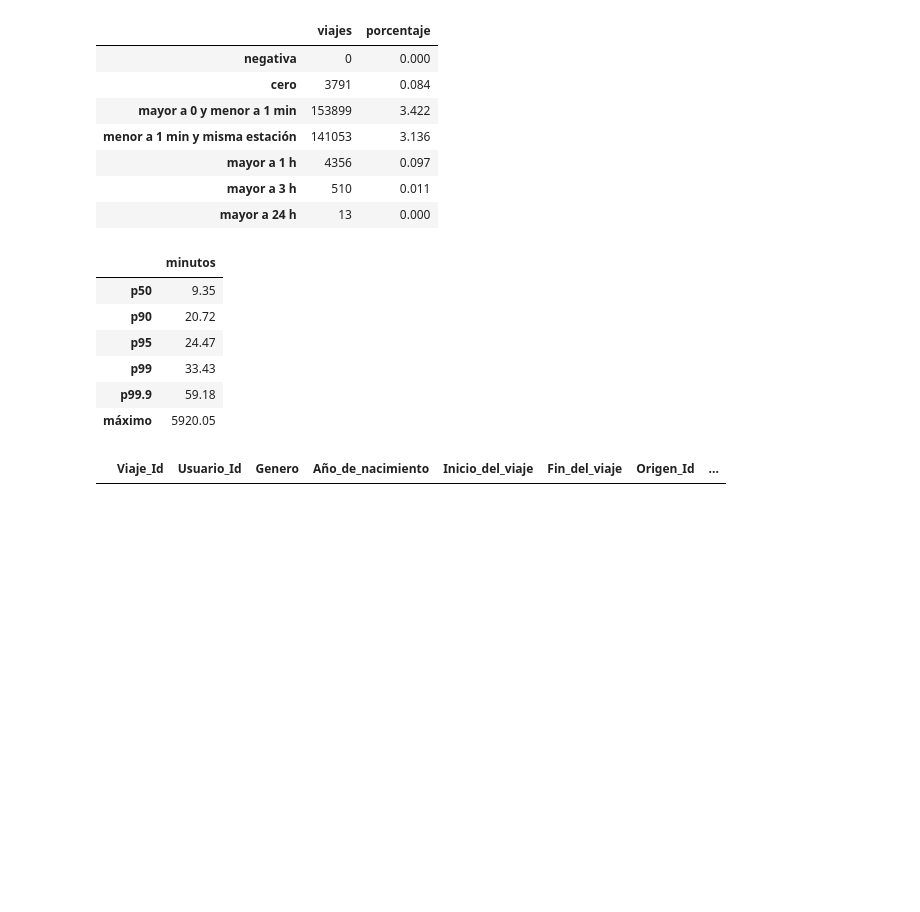
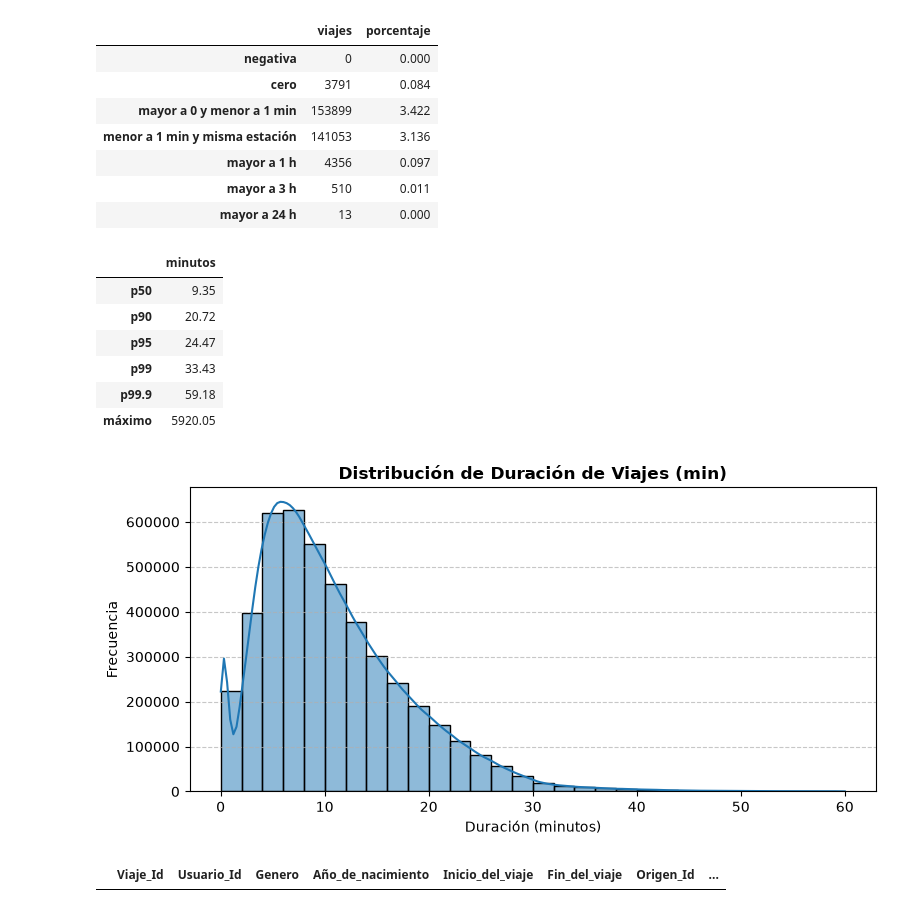
Before and after one commit to LUISG47/mibici-demand, a Jupyter notebook: notebooks/0.1-lg-diagnostico-raw.ipynb, the cells around one changed output. Drawn from its saved outputs; the diff is of its cells as text; code cells hidden in the pictures; blank space fills up the shorter version.

```diff
--- a/notebooks/0.1-lg-diagnostico-raw.ipynb
+++ b/notebooks/0.1-lg-diagnostico-raw.ipynb
@@ -256,21 +255,14 @@ viajes["duracion_min"] = (
     viajes["Fin_del_viaje"] - viajes["Inicio_del_viaje"]
 ).dt.total_seconds() / 60
 duracion = viajes["duracion_min"]
-misma_estacion = viajes["Origen_Id"] == viajes["Destino_Id"]
 
-conteo_duracion = pd.Series(
-    {
-        "negativa": (duracion < 0).sum(),
-        "cero": (duracion == 0).sum(),
-        "mayor a 0 y menor a 1 min": ((duracion > 0) & (duracion < 1)).sum(),
-        "menor a 1 min y misma estación": ((duracion < 1) & misma_estacion).sum(),
-        "mayor a 1 h": (duracion > 60).sum(),
-        "mayor a 3 h": (duracion > 180).sum(),
-        "mayor a 24 h": (duracion > 24 * 60).sum(),
-    },
-    name="viajes",
-).to_frame()
-conteo_duracion["porcentaje"] = (conteo_duracion["viajes"] / len(viajes) * 100).round(3)
+# Usar el módulo para obtener métricas exactas
+diagnosticador = RawDataDiagnoser(viajes)
+metricas_duracion = diagnosticador.computar_metricas_de_duracion()
+
+conteo_duracion = metricas_duracion["counts"]
+percentiles_duracion = metricas_duracion["percentiles"]["minutos"]
+
 conteo_duracion
 # %% [output]
 |  | viajes | porcentaje |
@@ -282,19 +274,18 @@ conteo_duracion
 | mayor a 3 h | 510 | 0.011 |
 | mayor a 24 h | 13 | 0.000 |
 # %%
-percentiles_duracion = duracion.quantile([0.5, 0.9, 0.95, 0.99, 0.999]).rename(
-    lambda p: f"p{p * 100:g}"
-)
-percentiles_duracion["máximo"] = duracion.max()
+graficar_distribucion_duracion_viajes(viajes["duracion_min"])
+
 percentiles_duracion.round(2).to_frame("minutos")
 # %% [output]
 |  | minutos |
 | p50 | 9.35 |
 | p90 | 20.72 |
 | p95 | 24.47 |
 | p99 | 33.43 |
 | p99.9 | 59.18 |
 | máximo | 5920.05 |
+[figure, added]
 # %%
 # Viajes con duración negativa (si hay)
 viajes.loc[duracion < 0, columnas_originales + ["duracion_min"]].head(10)
```
Also changed, not shown: parts of 5 cells of this notebook, 4 other files.
